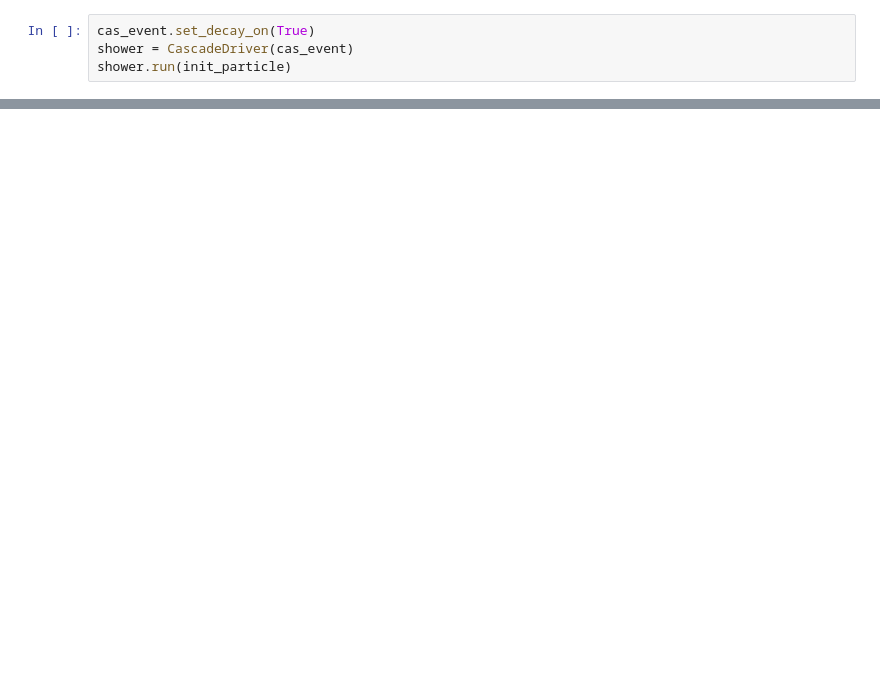
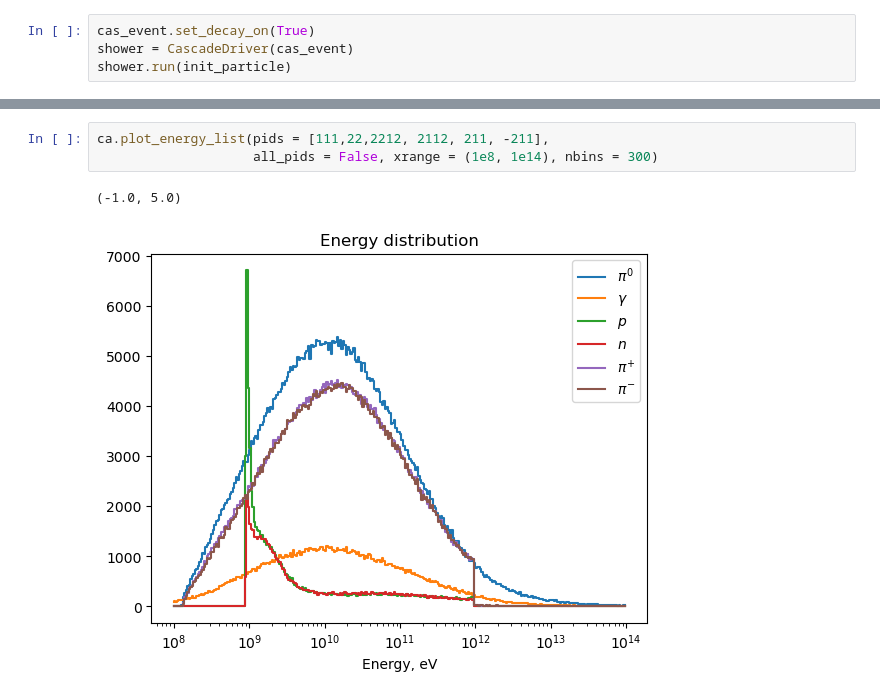
Before and after one commit to jncots/xmax_sigma, a Jupyter notebook: examples/test_cascade_driver.ipynb, the cells around one changed output, grey strips where cells are left out. Cells and saved outputs as stored; diff of their text form; blank space fills up the shorter version.

```diff
--- a/examples/test_cascade_driver.ipynb
+++ b/examples/test_cascade_driver.ipynb
@@ -149,0 +83,6 @@ Text(0.5, 1.0, 'Particle type distribution')
+# %%
+ca.plot_energy_list(pids = [111,22,2212, 2112, 211, -211],
+                    all_pids = False, xrange = (1e8, 1e14), nbins = 300)
+# %% [output]
+(-1.0, 5.0)
+[figure, added]
```
Also changed, not shown: parts of 15 cells of this notebook, 2 other files.
